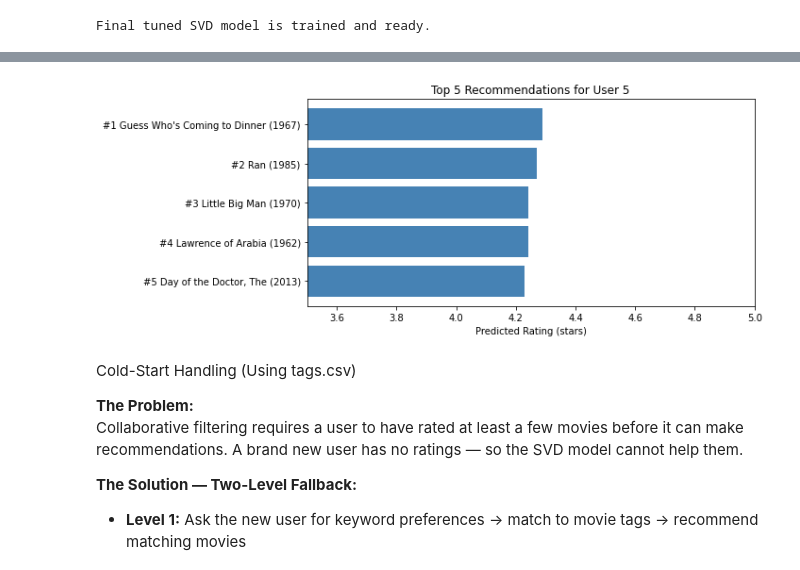
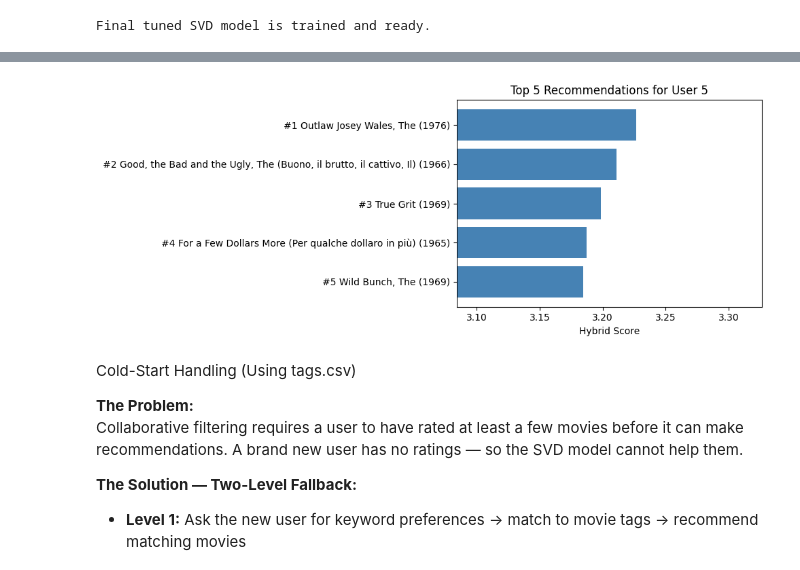
Before and after one commit to angelawachira-eng/GROUP_2-MOVIE_RECOMMENDATION_SYSTEM, a Jupyter notebook: Notebook/Recommendation_System_Project.ipynb, the cells around one changed output, grey strips where cells are left out. Drawn from its saved outputs; the diff is of its cells as text; code cells hidden in the pictures.

```diff
--- a/Notebook/Recommendation_System_Project.ipynb
+++ b/Notebook/Recommendation_System_Project.ipynb
@@ -530,0 +620,26 @@ Users kept: 610
+# %%
+# 1. Aggregate tags per movie
+tag_text = tags.groupby('movieId')['tag'].apply(lambda x: ' '.join(x.astype(str).str.lower())).reset_index()
+tag_text.columns = ['movieId', 'tag_text']
+
+# 2. Create an enriched movies dataframe
+movies_enriched = movies.copy()
+movies_enriched = movies_enriched.merge(tag_text, on='movieId', how='left')
+movies_enriched['tag_text'] = movies_enriched['tag_text'].fillna('')
+
+# 3. Clean genres and combine with tags
+movies_enriched['genres_clean'] = movies_enriched['genres'].str.replace('|', ' ', regex=False).str.lower()
+movies_enriched['content_features'] = (movies_enriched['genres_clean'] + ' ' + movies_enriched['tag_text']).str.strip()
+
+# 4. Vectorize features
+tfidf = TfidfVectorizer(stop_words='english')
+tfidf_matrix = tfidf.fit_transform(movies_enriched['content_features'])
+
+# 5. Calculate Similarity
+cosine_sim = cosine_similarity(tfidf_matrix, tfidf_matrix)
+
+# 6. Create Mappings
+movie_idx_map = pd.Series(movies_enriched.index, index=movies_enriched['movieId'])
+title_to_id = pd.Series(movies_enriched['movieId'].values, index=movies_enriched['title'])
+
+print(f"Content-based matrix ready. Shape: {tfidf_matrix.shape}")
@@ -622,7 +752,7 @@ param_grid = {
     'n_factors' : [50, 100],
     'n_epochs'  : [20, 30],
     'lr_all'    : [0.002, 0.005],
-    'reg_all'   : [0.02, 0.1],
+    'reg_all'   : [0.02, 0.1], random_state=42
 }
 
 print("Running GridSearchCV... this may take a few minutes.")
@@ -763,7 +900,7 @@ display(user_rated)
 
 # Get top 5 recommendations
 print(f"\nTop 5 Recommendations for User {TARGET_USER}:")
-recs = get_top_recommendations(TARGET_USER, best_svd, ratings, movies, n=5)
+recs = get_hybrid_recommendations   (TARGET_USER, best_svd,n=5)
 display(recs)
 # %% [output]
 User 5 — Top 5 Highest Rated Movies:
@@ -783,17 +922,22 @@ Top 5 Recommendations for User 5:
 # %%
-# Plot the recommendations
+# Zoom in on the top scores to see the differences
+min_score = recs['predicted_rating'].min() - 0.1
+max_score = recs['predicted_rating'].max() + 0.1
+
 plt.figure(figsize=(10, 4))
-short_titles = [t[:40] + '...' if len(t) > 40 else t for t in recs['title']]
 plt.barh(range(5), recs['predicted_rating'], color='steelblue')
-plt.yticks(range(5), [f"#{i+1} {t}" for i, t in enumerate(short_titles)])
+plt.yticks(range(5), [f"#{i+1} {t}" for i, t in enumerate(recs['title'])])
 plt.gca().invert_yaxis()
-plt.xlabel('Predicted Rating (stars)')
+plt.xlabel('Hybrid Score')
 plt.title(f'Top 5 Recommendations for User {TARGET_USER}')
-plt.xlim(3.5, 5.0)
+
+# This line zooms in so you can see the differences!
+plt.xlim(min_score, max_score)
+
 plt.tight_layout()
 plt.show()
 # %% [output]
-[figure, old version]
+[figure, new version]
 # %% [markdown]
 Cold-Start Handling (Using tags.csv)
 
```
Also changed, not shown: parts of 73 cells of this notebook, 1 other file.
